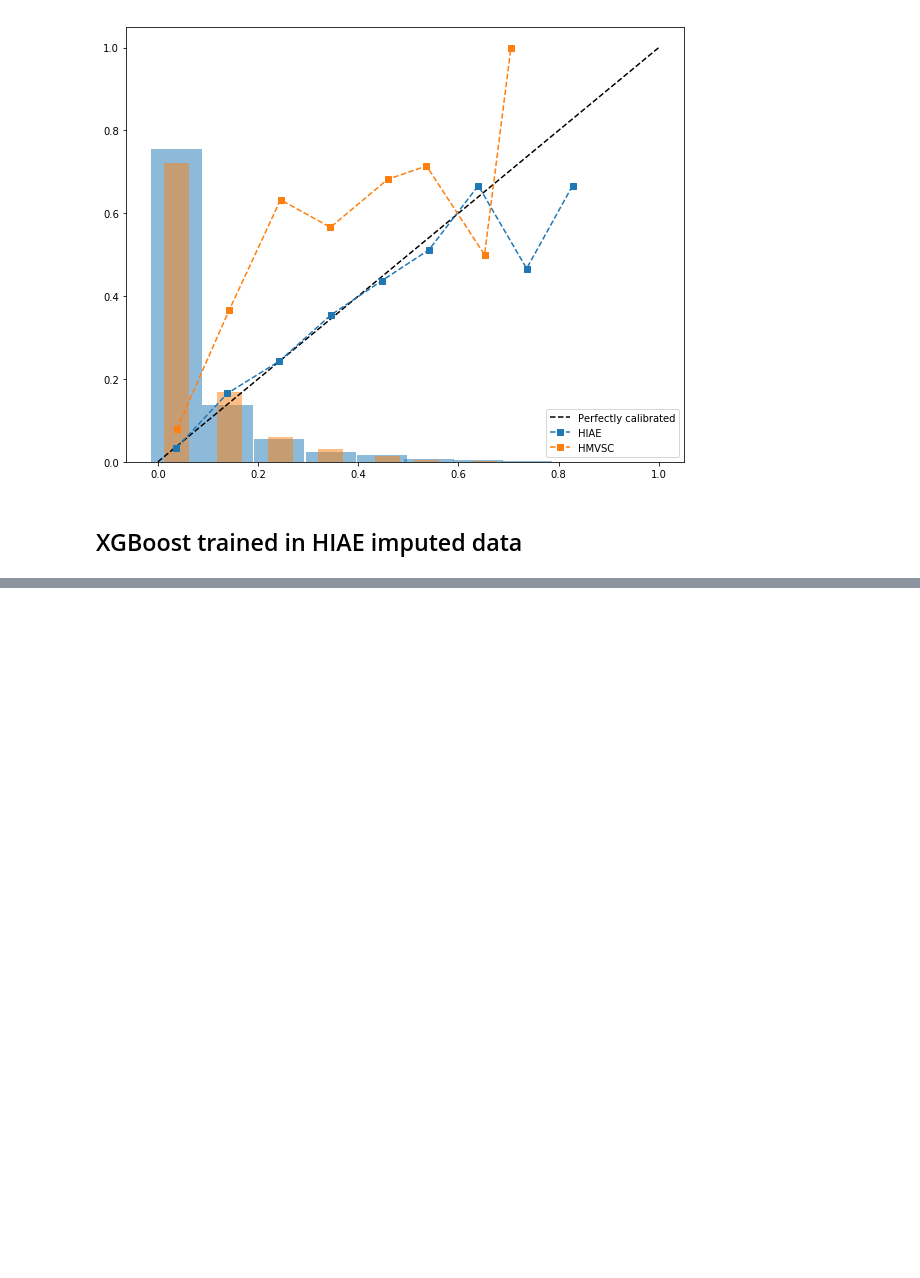
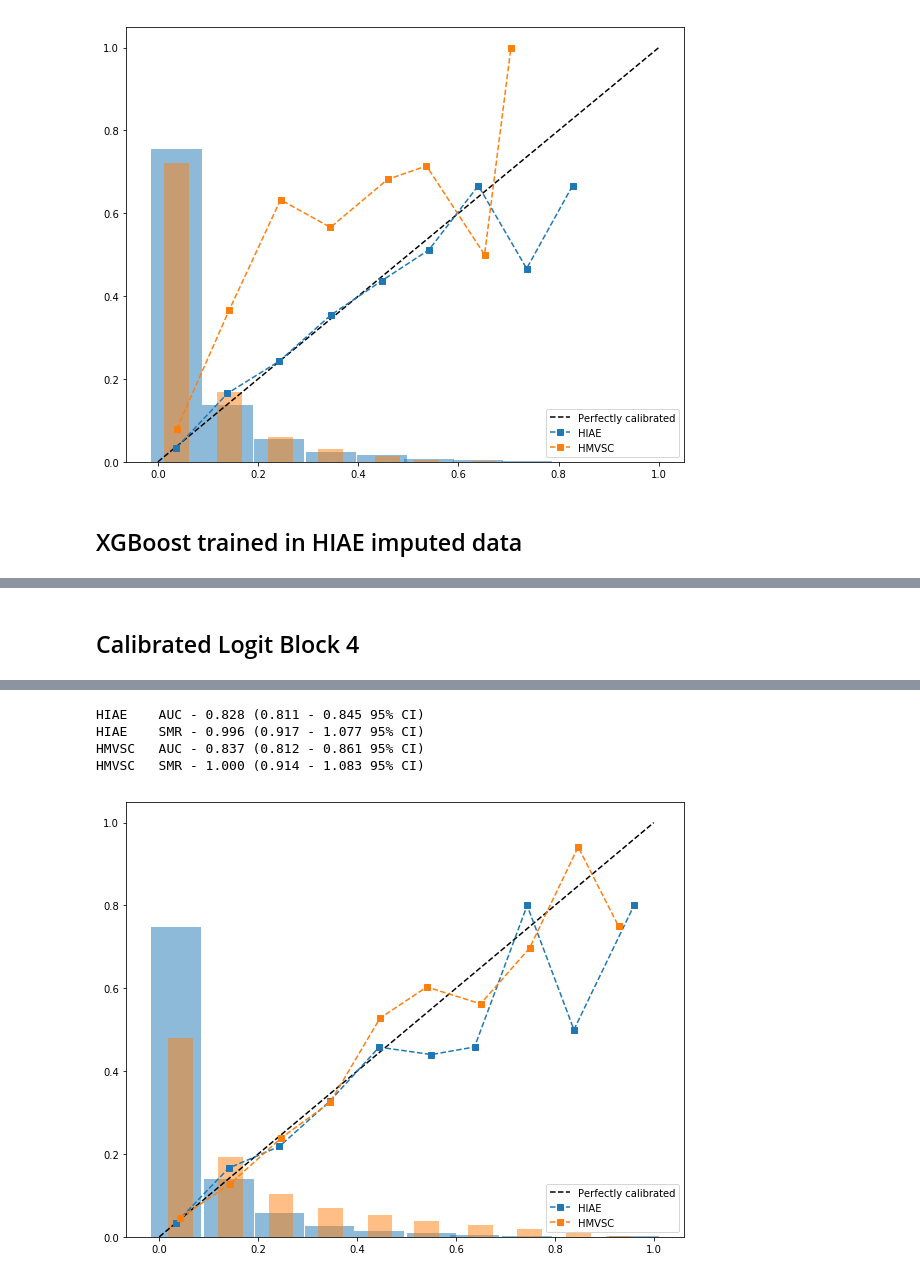
Before and after one commit to deliberato/mortality_prediction, a Jupyter notebook: analysis.ipynb, the cells around one changed output, grey strips where cells are left out. Drawn from its saved outputs; the diff is of its cells as text; code cells hidden in the pictures; blank space fills up the shorter version.

```diff
--- a/analysis.ipynb
+++ b/analysis.ipynb
@@ -271,35 +272,33 @@ def prep_data_and_pipeline(hiae, hmvsc, columns, target, model='lr'):
 
     values = [(c, X_hiae.append(X_hmvsc).dropna()[c].unique()) for c in c_cols]
 
-    #Normal values filtered for each block
+    # Normal values filtered for each block
     filtered_normal = {}
     for key in normal.keys():
         if key in n_cols: filtered_normal[key] = normal[key]
 
-
-    if model in ('lr','logr'):
+    if model  == 'lr':
         # Model
         logr = LogisticRegression(solver='liblinear', penalty='l1')
         # Create pipeline
         pipe = Pipeline([
             ("imputer", CustomImputer(filtered_normal, c_cols)),
-            ("encoder", CustomLabelEncoder(values)),
+            ("lenc", CustomLabelEncoder(values)),
             ("ohe", OneHotEncoder(c_cols)),
             ("scaler", CustomScaler(n_cols)),
-            ("model", logr)])
-    elif model in ('xgb','xbst'):
+            ("model", logr)
+        ])
+    elif model == 'xgb':
         # Model
         xbst = XGBClassifier(n_estimators=100, max_depth=2)
-
         # Create pipeline
         pipe = Pipeline([
             ("lenc", CustomLabelEncoder(values)),
             ("model", xbst)
         ])
-    elif model in ('xgbi','xgb_impute'):
+    elif model == 'xgbi':
         # Model
         xgbi = XGBClassifier(n_estimators=100, max_depth=2)
-
         # Create pipeline
         pipe = Pipeline([
             ("imputer", CustomImputer(filtered_normal, c_cols)),
@@ -478 +480,55 @@ HMVSC   SMR - 2.277 (2.080 - 2.477 95% CI)
 [figure]
+# %% [markdown]
+## Calibrated Logit Block 4
+# %%
+block = 4
+# prepare data
+X_hiae, y_hiae, X_hmvsc, y_hmvsc, pipe = prep_data_and_pipeline(
+    hiae.copy(), hmvsc.copy(), columns2block(block), target, model='lr')
+
+#== train model on hiae
+model = pipe.fit(X_hiae, y_hiae)
+
+# also get cross-validation performance on hiae
+y_true_hiae = np.array(y_hiae)
+y_pred_hiae = cross_val_predict(model, X_hiae, y_hiae, cv=5, method='predict_proba')[:,1]
+
+# transform hmvsc data
+prep = Pipeline(pipe.steps[:4])
+X_hmvsc = prep.transform(X_hmvsc)
+
+# recalibrate model
+model = pipe.named_steps["model"]
+model = CalibratedClassifierCV(model, cv='prefit')
+model.fit(X_hmvsc, y_hmvsc)
+
+# Get coefficients
+print("-----COEFFICIENTS-----")
+lenc = prep.named_steps["lenc"].encoders
+coef = model.base_estimator.coef_[0]
+for i, c in enumerate(X_hmvsc.columns):
+    for ec, le in lenc:
+        if ec not in c or "null" in c: continue
+        v = int(c[-1])
+        c = c[:-2] + " - " + str(le.inverse_transform(v))
+    print(c+ ": " + str(round(coef[i],2)))
+print("-----------------------\n")
+
+#== make predictions
+y_true_hmvsc = np.array(y_hmvsc)
+y_pred_hmvsc = model.predict_proba(X_hmvsc)[:,1]
+
+# plot performance
+plt.figure(figsize=[10,8])
+ax = plt.gca()
+ax.plot([0,1],[0,1], linestyle='--', color='k', label="Perfectly calibrated")
+plot_calib_curve(y_true_hiae, y_pred_hiae, ax=ax,
+                 with_histogram=True, width=0.1,
+                 marker="s", linestyle='--', label="HIAE")
+plot_calib_curve(y_true_hmvsc, y_pred_hmvsc, ax=ax,
+                 with_histogram=True, width=0.05,
+                 marker="s", linestyle='--', label="HMVSC")
+
+plt.legend(loc='lower right')
+plt.show()
+# %% [output]
@@ -478,0 +552,5 @@ HMVSC   SMR - 2.277 (2.080 - 2.477 95% CI)
+HIAE    AUC - 0.828 (0.811 - 0.845 95% CI)
+HIAE    SMR - 0.996 (0.917 - 1.077 95% CI)
+HMVSC   AUC - 0.837 (0.812 - 0.861 95% CI)
+HMVSC   SMR - 1.000 (0.914 - 1.083 95% CI)
+[figure, added]
```
Also changed, not shown: parts of 5 cells of this notebook.
